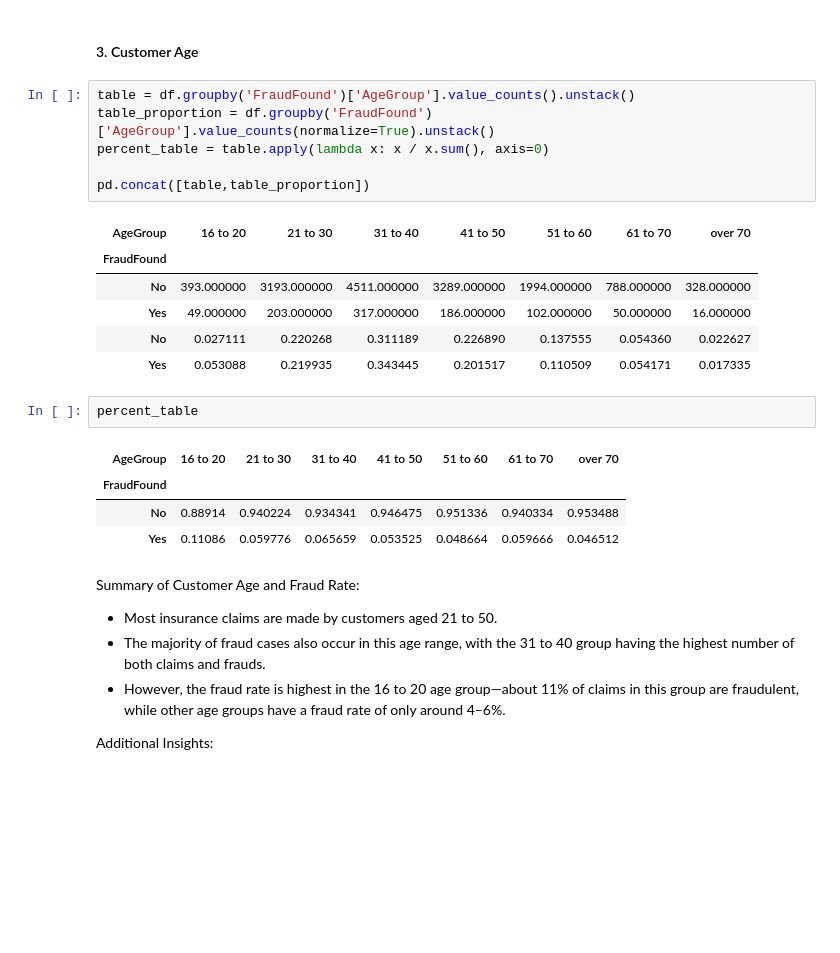
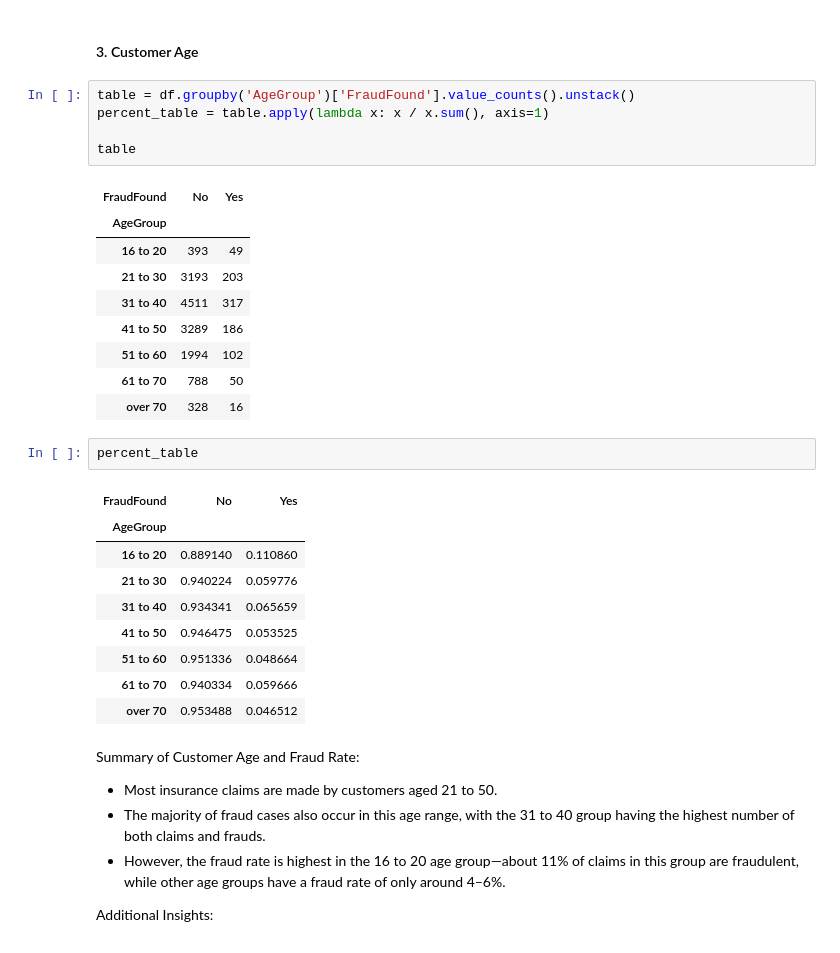
Before and after one commit to fatinshariff/auto-insurance-fraud-detection, a Jupyter notebook: 01_data_exploration.ipynb, the cells around one changed output. Drawn from its saved outputs; the diff is of its cells as text; blank space fills up the shorter version.

Commit message:
Fixed Fraud rate in all percent-table

```diff
--- a/01_data_exploration.ipynb
+++ b/01_data_exploration.ipynb
@@ -524,25 +520,32 @@ Summary of Customer Gender and Fraud Rate:
 # %% [markdown]
 #### 3. Customer Age
 # %%
-table = df.groupby('FraudFound')['AgeGroup'].value_counts().unstack()
-table_proportion = df.groupby('FraudFound')['AgeGroup'].value_counts(normalize=True).unstack()
-percent_table = table.apply(lambda x: x / x.sum(), axis=0)
+table = df.groupby('AgeGroup')['FraudFound'].value_counts().unstack()
+percent_table = table.apply(lambda x: x / x.sum(), axis=1)
 
-pd.concat([table,table_proportion])
+table
 # %% [output]
-| AgeGroup | 16 to 20 | 21 to 30 | 31 to 40 | 41 to 50 | 51 to 60 | 61 to 70 | over 70 |
-| FraudFound |  |  |  |  |  |  |  |
-| No | 393.000000 | 3193.000000 | 4511.000000 | 3289.000000 | 1994.000000 | 788.000000 | 328.000000 |
-| Yes | 49.000000 | 203.000000 | 317.000000 | 186.000000 | 102.000000 | 50.000000 | 16.000000 |
-| No | 0.027111 | 0.220268 | 0.311189 | 0.226890 | 0.137555 | 0.054360 | 0.022627 |
-| Yes | 0.053088 | 0.219935 | 0.343445 | 0.201517 | 0.110509 | 0.054171 | 0.017335 |
+| FraudFound | No | Yes |
+| AgeGroup |  |  |
+| 16 to 20 | 393 | 49 |
+| 21 to 30 | 3193 | 203 |
+| 31 to 40 | 4511 | 317 |
+| 41 to 50 | 3289 | 186 |
+| 51 to 60 | 1994 | 102 |
+| 61 to 70 | 788 | 50 |
+| over 70 | 328 | 16 |
 # %%
 percent_table
 # %% [output]
-| AgeGroup | 16 to 20 | 21 to 30 | 31 to 40 | 41 to 50 | 51 to 60 | 61 to 70 | over 70 |
-| FraudFound |  |  |  |  |  |  |  |
-| No | 0.88914 | 0.940224 | 0.934341 | 0.946475 | 0.951336 | 0.940334 | 0.953488 |
-| Yes | 0.11086 | 0.059776 | 0.065659 | 0.053525 | 0.048664 | 0.059666 | 0.046512 |
+| FraudFound | No | Yes |
+| AgeGroup |  |  |
+| 16 to 20 | 0.889140 | 0.110860 |
+| 21 to 30 | 0.940224 | 0.059776 |
+| 31 to 40 | 0.934341 | 0.065659 |
+| 41 to 50 | 0.946475 | 0.053525 |
+| 51 to 60 | 0.951336 | 0.048664 |
+| 61 to 70 | 0.940334 | 0.059666 |
+| over 70 | 0.953488 | 0.046512 |
 # %% [markdown]
 Summary of Customer Age and Fraud Rate:
 
```
Also changed, not shown: parts of 22 cells of this notebook.
